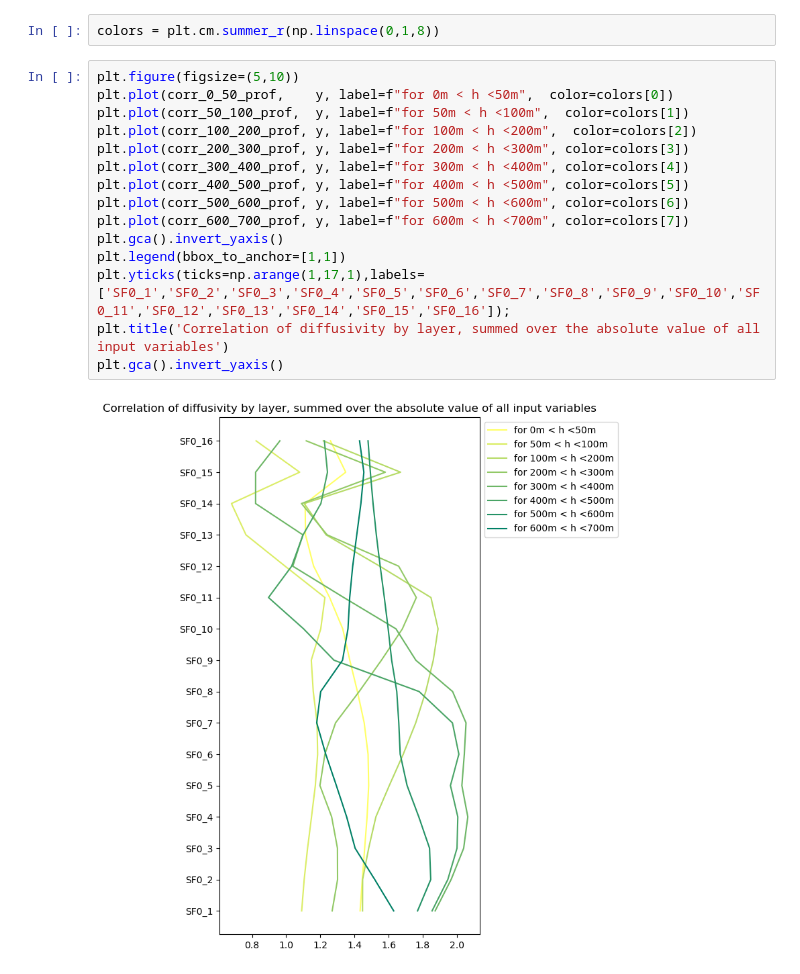
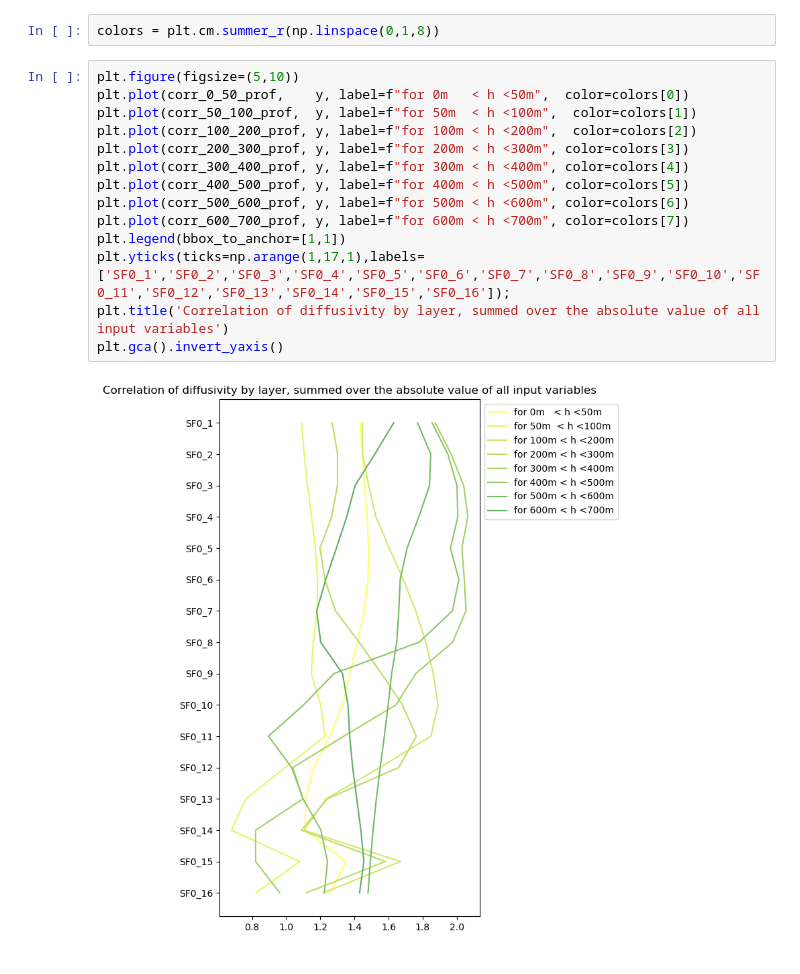
Before and after one commit to catlyu/climate_prediction_project2, a Jupyter notebook: feature_correlation.ipynb, the cells around one changed output. Saved outputs shown, nothing was run; the diff lists cells and outputs as text.

```diff
--- a/feature_correlation.ipynb
+++ b/feature_correlation.ipynb
@@ -427,18 +427,17 @@ corr_600_700_prof = corr_600_700.abs().sum(axis=1)
 colors = plt.cm.summer_r(np.linspace(0,1,8))
 # %%
 plt.figure(figsize=(5,10))
-plt.plot(corr_0_50_prof,    y, label=f"for 0m < h <50m",  color=colors[0])
-plt.plot(corr_50_100_prof,  y, label=f"for 50m < h <100m",  color=colors[1])
+plt.plot(corr_0_50_prof,    y, label=f"for 0m   < h <50m",  color=colors[0])
+plt.plot(corr_50_100_prof,  y, label=f"for 50m  < h <100m",  color=colors[1])
 plt.plot(corr_100_200_prof, y, label=f"for 100m < h <200m",  color=colors[2])
 plt.plot(corr_200_300_prof, y, label=f"for 200m < h <300m", color=colors[3])
 plt.plot(corr_300_400_prof, y, label=f"for 300m < h <400m", color=colors[4])
 plt.plot(corr_400_500_prof, y, label=f"for 400m < h <500m", color=colors[5])
 plt.plot(corr_500_600_prof, y, label=f"for 500m < h <600m", color=colors[6])
 plt.plot(corr_600_700_prof, y, label=f"for 600m < h <700m", color=colors[7])
-plt.gca().invert_yaxis()
 plt.legend(bbox_to_anchor=[1,1])
 plt.yticks(ticks=np.arange(1,17,1),labels=['SF0_1','SF0_2','SF0_3','SF0_4','SF0_5','SF0_6','SF0_7','SF0_8','SF0_9','SF0_10','SF0_11','SF0_12','SF0_13','SF0_14','SF0_15','SF0_16']);
 plt.title('Correlation of diffusivity by layer, summed over the absolute value of all input variables')
 plt.gca().invert_yaxis()
 # %% [output]
-[figure, old version]
+[figure, new version]
```
Also changed, not shown: parts of 2 cells of this notebook.
